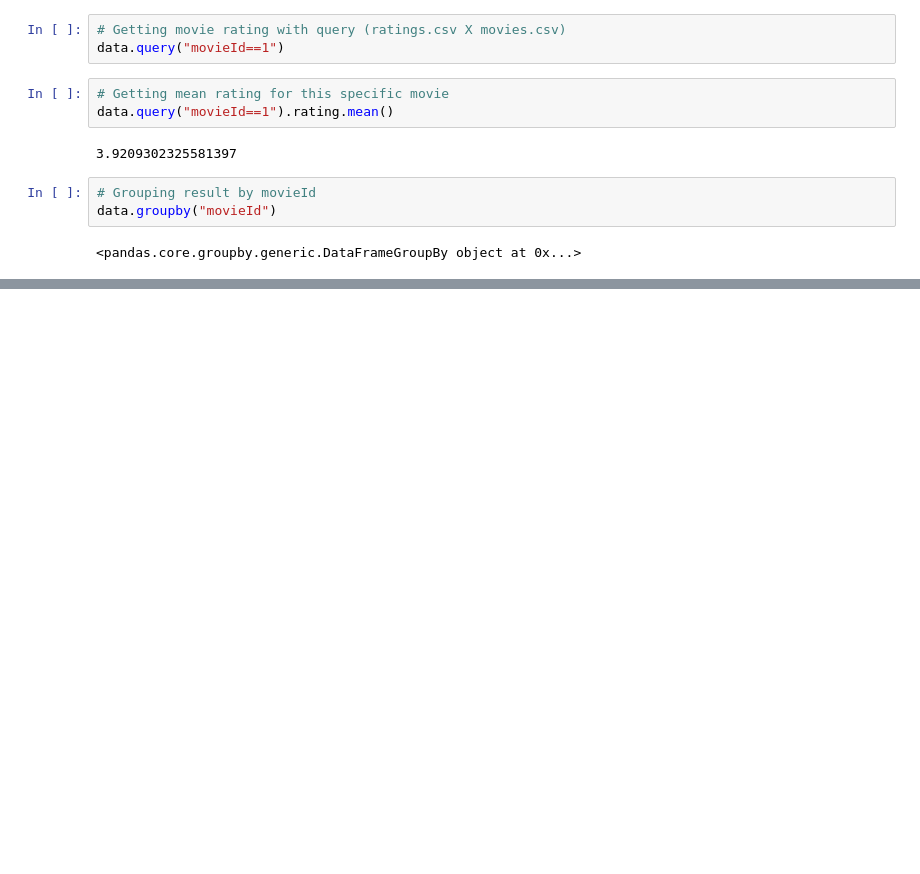
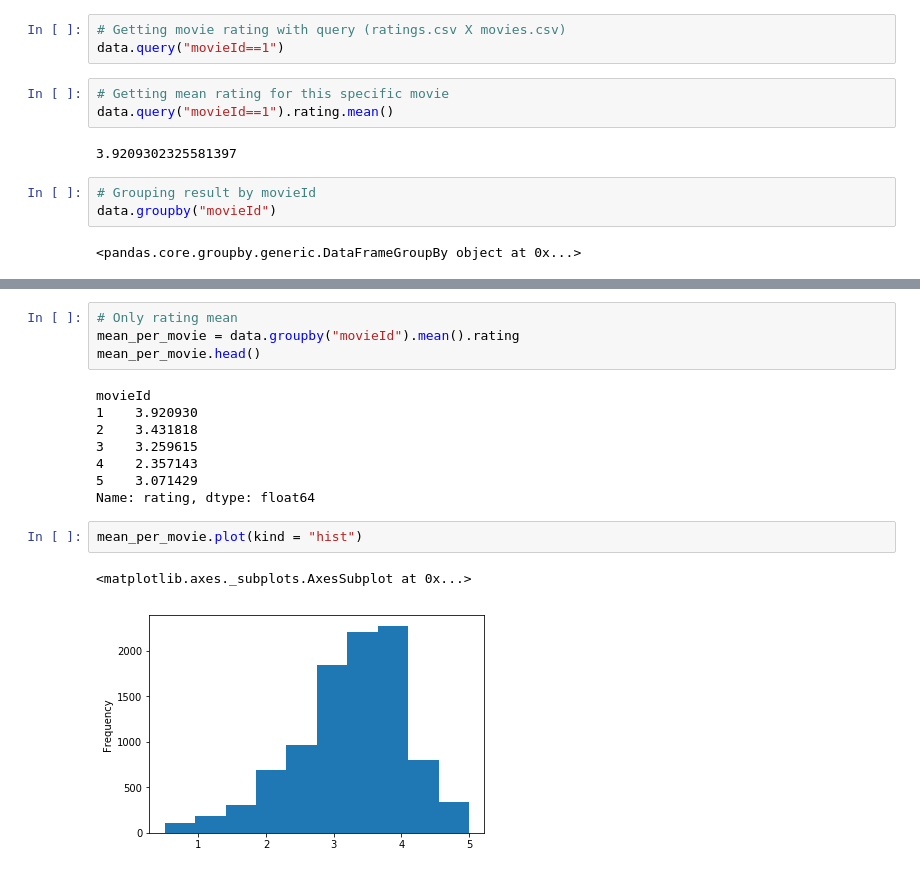
Before and after one commit to JuniorGunner/DataScience, a Jupyter notebook: DataScienceIntro.ipynb, the cells around one changed output, grey strips where cells are left out. Saved outputs shown, nothing was run; the diff lists cells and outputs as text; blank space fills up the shorter version.

```diff
--- a/DataScienceIntro.ipynb
+++ b/DataScienceIntro.ipynb
@@ -128,0 +110,17 @@ data.groupby("movieId").mean()
+# %%
+# Only rating mean
+mean_per_movie = data.groupby("movieId").mean().rating
+mean_per_movie.head()
+# %% [output]
+movieId
+1    3.920930
+2    3.431818
+3    3.259615
+4    2.357143
+5    3.071429
+Name: rating, dtype: float64
+# %%
+mean_per_movie.plot(kind = "hist")
+# %% [output]
+<matplotlib.axes._subplots.AxesSubplot at 0x...>
+[figure, added]
```
Also changed, not shown: parts of 7 cells of this notebook.
